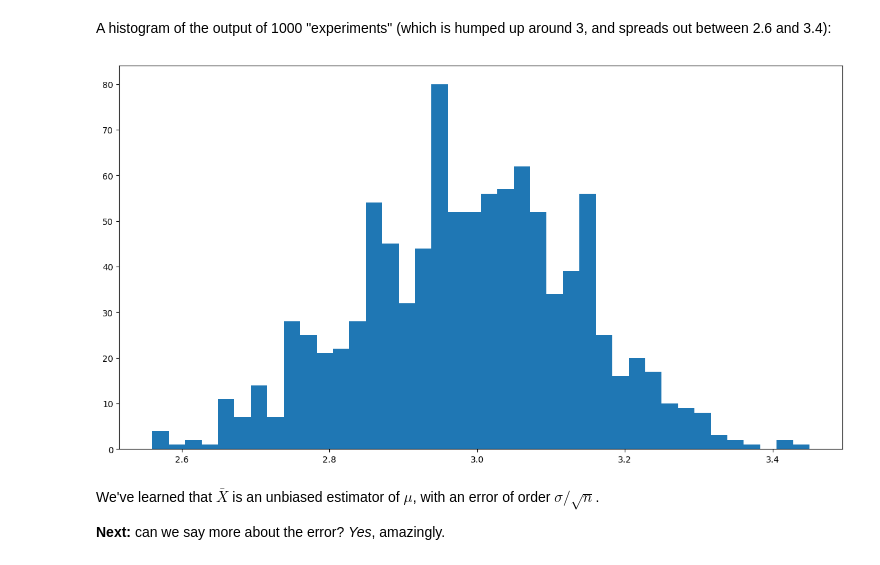
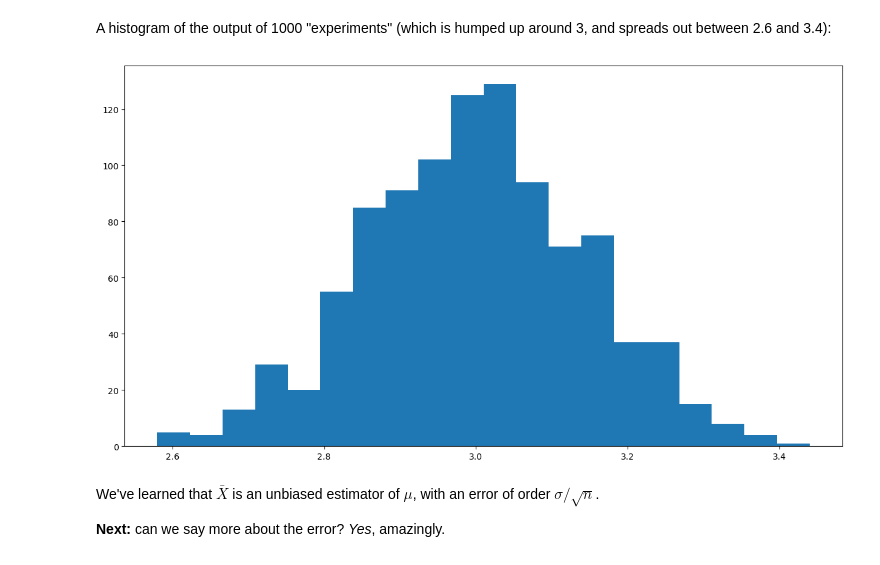
Before and after one commit to UOdsci/dsci345, a Jupyter notebook: class_material/slides/Central_limits.ipynb, the cells around one changed output. Drawn from its saved outputs; the diff is of its cells as text; code cells hidden in the pictures.

```diff
--- a/class_material/slides/Central_limits.ipynb
+++ b/class_material/slides/Central_limits.ipynb
@@ -85,13 +85,13 @@ A histogram of the output of 1000 "experiments" (which is humped up around 3, an
 # %%
 fig, ax = plt.subplots()
 sample_means = [
     np.mean(rng.binomial(10, 0.3, size=n))
     for _ in range(1000)
 ]
 
-ax.hist(sample_means, bins=40);
+ax.hist(sample_means, bins=20);
 # %% [output]
-[figure, old version]
+[figure, new version]
 # %% [markdown]
 We've learned that $\bar X$ is an unbiased estimator of $\mu$,
 with an error of order $\sigma/\sqrt{n}$.
```
Also changed, not shown: parts of 15 cells of this notebook, 4 other files.
